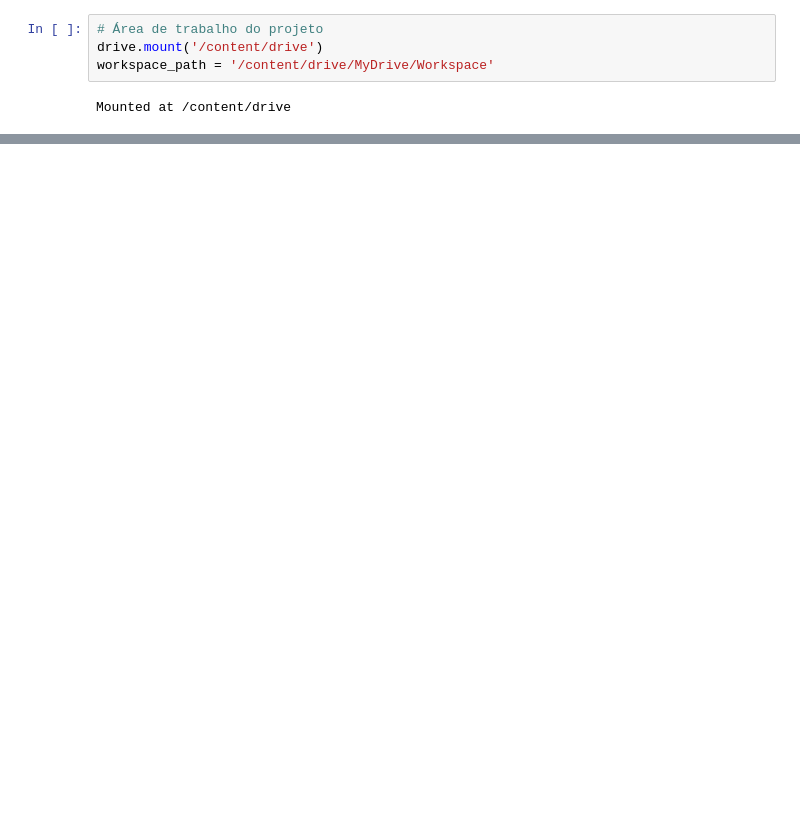
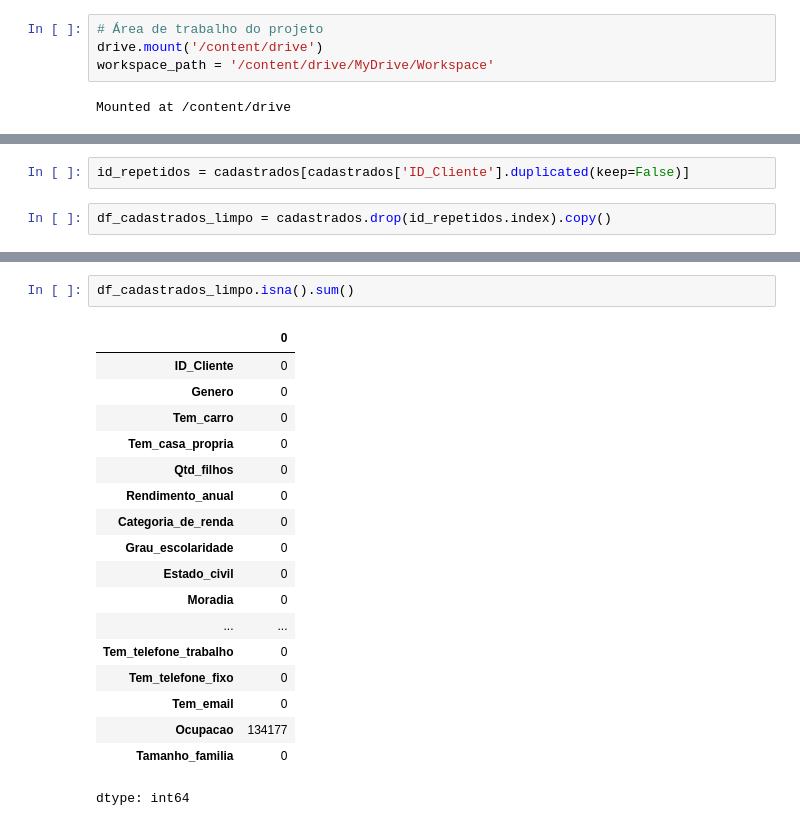
Before and after one commit to edupmon/fiap, a Jupyter notebook: pos-tech/data-analytics/fase-4/deploy-de-aplicacoes/deploy-de-aplicacoes.ipynb, the cells around one changed output, grey strips where cells are left out. Cells and saved outputs as stored; diff of their text form; blank space fills up the shorter version.

```diff
--- a/pos-tech/data-analytics/fase-4/deploy-de-aplicacoes/deploy-de-aplicacoes.ipynb
+++ b/pos-tech/data-analytics/fase-4/deploy-de-aplicacoes/deploy-de-aplicacoes.ipynb
@@ -25,0 +48,4 @@ cadastrados.head()
+# %%
+id_repetidos = cadastrados[cadastrados['ID_Cliente'].duplicated(keep=False)]
+# %%
+df_cadastrados_limpo = cadastrados.drop(id_repetidos.index).copy()
@@ -25,0 +70,21 @@ cadastrados.head()
+# %%
+df_cadastrados_limpo.isna().sum()
+# %% [output]
+|  | 0 |
+| ID_Cliente | 0 |
+| Genero | 0 |
+| Tem_carro | 0 |
+| Tem_casa_propria | 0 |
+| Qtd_filhos | 0 |
+| Rendimento_anual | 0 |
+| Categoria_de_renda | 0 |
+| Grau_escolaridade | 0 |
+| Estado_civil | 0 |
+| Moradia | 0 |
+| ... | ... |
+| Tem_telefone_trabalho | 0 |
+| Tem_telefone_fixo | 0 |
+| Tem_email | 0 |
+| Ocupacao | 134177 |
+| Tamanho_familia | 0 |
+dtype: int64
```
Also changed, not shown: parts of 31 cells of this notebook.
